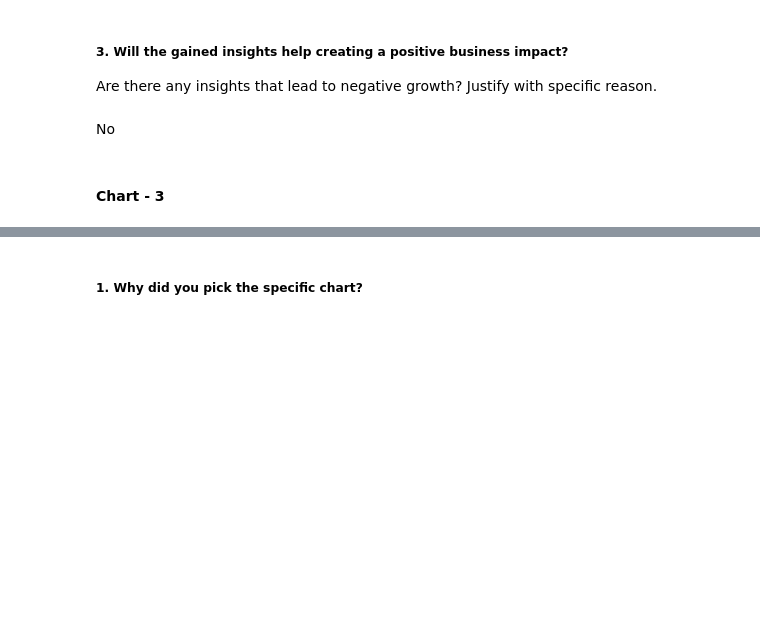
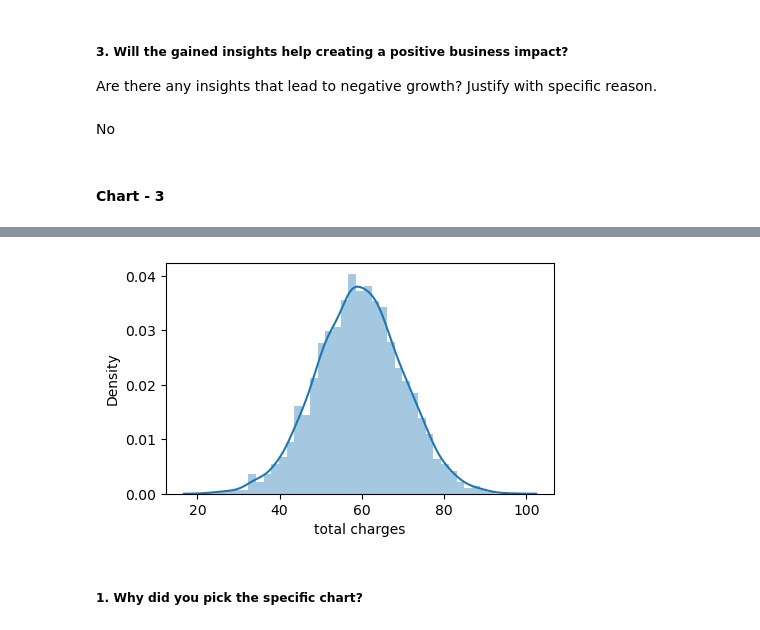
Before and after one commit to mdismailquraishicse/TelecomChurnAnalysis, a Jupyter notebook: TelecomChurnAnalysis.ipynb, the cells around one changed output, grey strips where cells are left out. Saved outputs shown, nothing was run; the diff lists cells and outputs as text; code cells hidden in the pictures; blank space fills up the shorter version.

```diff
--- a/TelecomChurnAnalysis.ipynb
+++ b/TelecomChurnAnalysis.ipynb
@@ -323,5 +322,6 @@ No
 #### Chart - 3
 # %%
 # Chart - 3 visualization code
-telecom_df.head()
+sns.distplot(telecom_df['total charges'])
+plt.show()
 # %% [output]
@@ -334,2 +328,3 @@ telecom_df.head()
+[figure, added]
 # %% [markdown]
 ##### 1. Why did you pick the specific chart?
```
Also changed, not shown: parts of 36 cells of this notebook.
